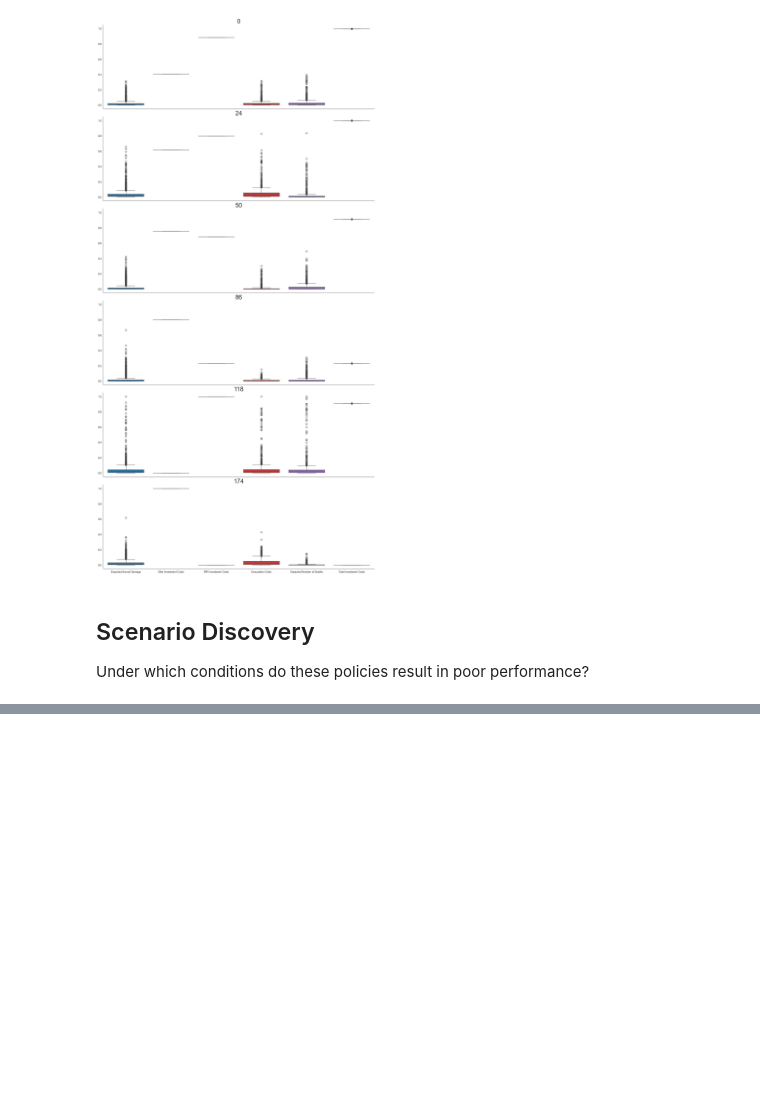
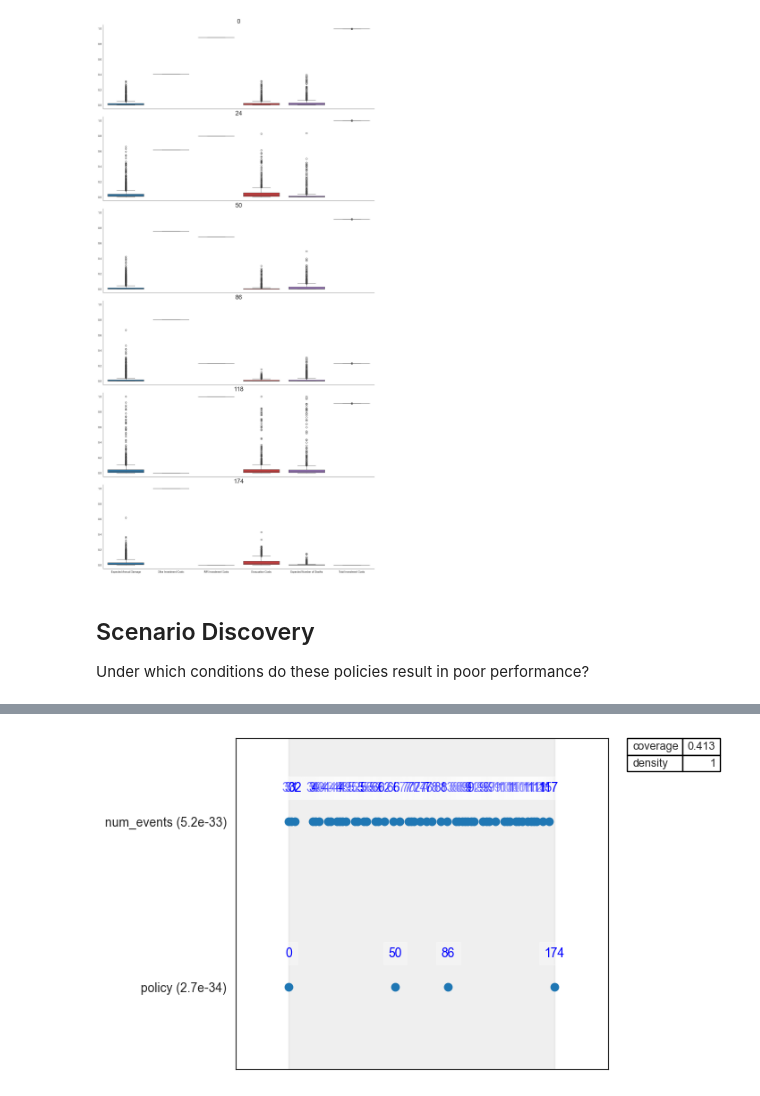
Before and after one commit to BabylonVampyre/MBDM_model_Delata_comission_2024, a Jupyter notebook: final assignment/Robustness_Evaluation.ipynb, the cells around one changed output, grey strips where cells are left out. Cells and saved outputs as stored; diff of their text form; code cells hidden in the pictures; blank space fills up the shorter version.

Commit message:
Worst case scenario discovery on policies

```diff
--- a/final assignment/Robustness_Evaluation.ipynb
+++ b/final assignment/Robustness_Evaluation.ipynb
@@ -316,3 +296,11 @@ plt.show()
 # %% [markdown]
 ## Scenario Discovery
 Under which conditions do these policies result in poor performance?
+# %%
+experiments, outcomes = scenario_results
+# %%
+from ema_workbench.analysis import prim
+
+x = experiments.drop(labels=[l.name for l in model.levers], axis=1)
+#y = outcomes['Expected Annual Damage'] > 0.1
+y = (outcomes['Expected Number of Deaths']) > 0 & (outcomes['Expected Annual Damage'] > 0.1)
@@ -318,0 +316,3 @@ Under which conditions do these policies result in poor performance?
+# %%
+prim_alg = prim.Prim(x, y, threshold=0.8)
+box = prim_alg.find_box()
@@ -318,0 +323,6 @@ Under which conditions do these policies result in poor performance?
+# %%
+box.inspect(style='graph')
+plt.savefig("prim_box_on filtered policies.png",bbox_inches='tight')
+plt.show()
+# %% [output]
+[figure, added]
```
Also changed, not shown: parts of 5 cells of this notebook, 2 other files.
